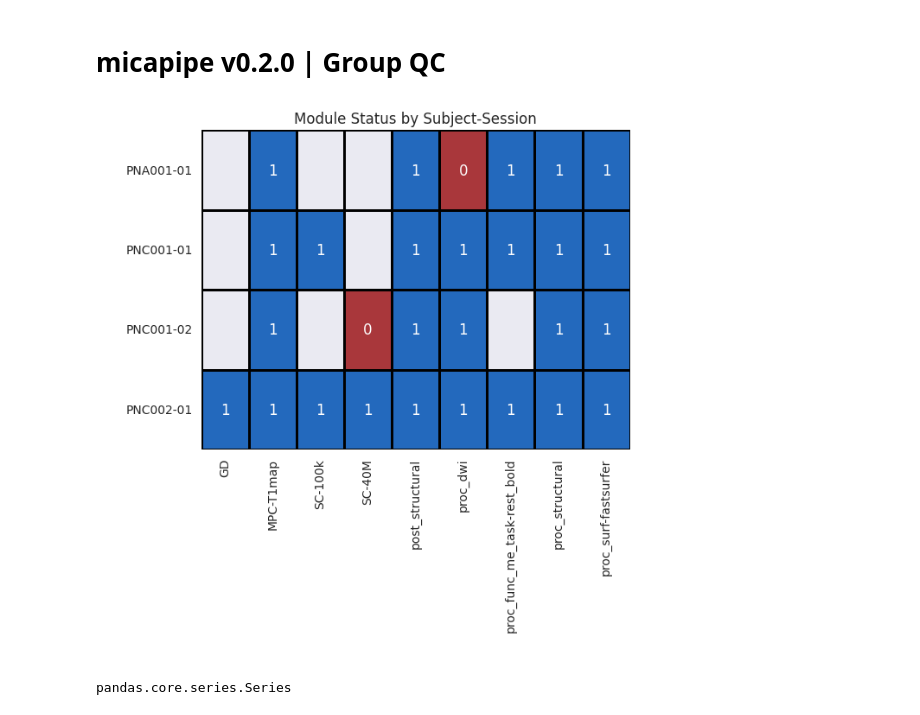
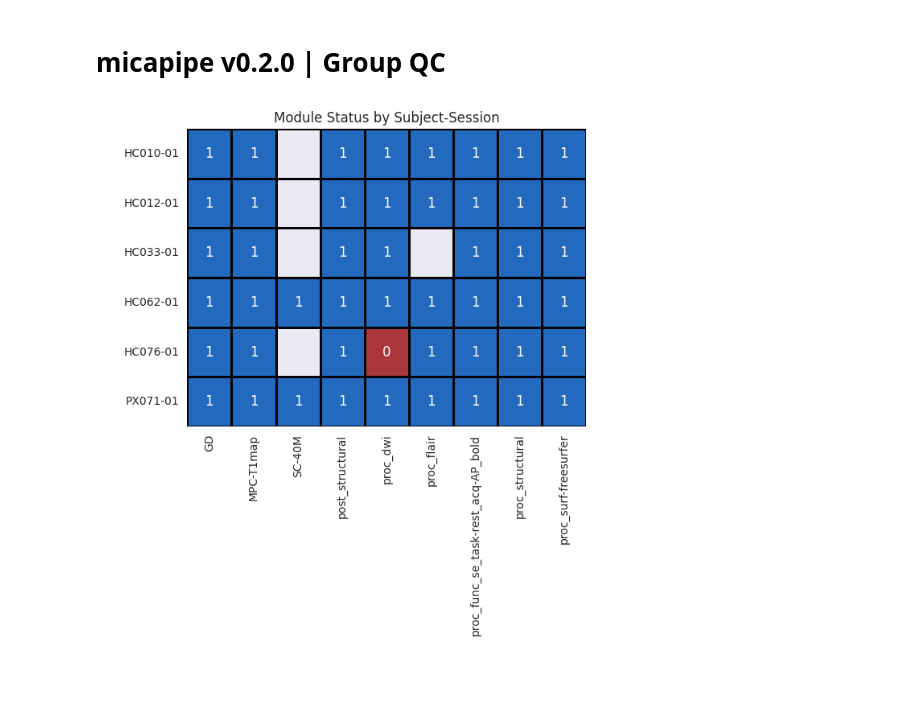
Before and after one commit to rcruces/preproc_reports, a Jupyter notebook: notebooks/micapipe_v0.2.0_QC-group.ipynb, the cells around one changed output. Cells and saved outputs as stored; diff of their text form; code cells hidden in the pictures.

Commit message:
UPDATE group QC for micapipe v0.2.0

```diff
--- a/notebooks/micapipe_v0.2.0_QC-group.ipynb
+++ b/notebooks/micapipe_v0.2.0_QC-group.ipynb
@@ -11,8 +44,10 @@ import json
 # %%
 # Arguments
 sub = 'HC062'
-out = '/data_/mica3/BIDS_PNI/derivatives_dev/micapipe_v0.2.0'
-bids = '/data_/mica3/BIDS_PNI/rawdata'
+# out = '/data_/mica3/BIDS_PNI/derivatives/micapipe_v0.2.0'
+# bids = '/data_/mica3/BIDS_PNI/rawdata'
+out = '/data_/mica3/BIDS_MICs/derivatives/micapipe_v0.2.0'
+bids = '/data_/mica3/BIDS_MICs/rawdata'
 ses = '01'
 tmpDir = '/tmp/'
 version = 'v0.2.0'
@@ -42,7 +77,7 @@ else:
 jsons = sorted(jsons, key=lambda x: os.path.getctime(x))
 
 # Define the keys to extract from each JSON file
-keys_to_extract = ['Subject', 'Session', 'Module', 'Status', 'Progress', 'User', 'Workstation', 'Date', 'Processing', 'micapipeVersion']
+keys_to_extract = ['Subject', 'Session', 'Module', 'Status', 'Progress', 'User', 'Workstation', 'Date', 'Processing.time', 'Processing', 'micapipeVersion']
 
 # Initialize an empty list to hold the individual dataframes
 dataframes = []
@@ -67,6 +102,9 @@ for file_name in jsons:
 
 # Concatenate all the individual dataframes into a single dataframe
 result = pd.concat(dataframes, ignore_index=True)
+
+# Rename Version column
+result.rename(columns={'micapipeVersion': 'Version'})
 
 # Save the resulting dataframe as a CSV file
 result.to_csv(out+'/micapipe_processed_sub.csv', index=False)
@@ -103,40 +141,37 @@ df = pd.DataFrame(data).T
 
 # Sort the columns by module and status
 df = df.reindex(sorted(df.columns), axis=1)
 
 # Sort the rows by subject and session
 df = df.sort_index()
 
 import seaborn as sns
 import matplotlib.pyplot as plt
 
 # background
 sns.set_style('dark')
 sns.heatmap(df, cmap='vlag_r', annot=True, cbar=False, fmt='.0f', linewidths=1, linecolor='black', annot_kws={'fontsize':12, 'color':'white'})
 
 # Set the x and y axis labels to white
 plt.xlabel('Module-Status', fontsize=14, color='white')
 plt.ylabel('Subject-Session', fontsize=14, color='white')
 
 # Set the plot title and axis labels
 plt.title('Module Status by Subject-Session')
 plt.xlabel('Module-Status')
 plt.ylabel('Subject-Session')
 
 # Rotate the x-axis labels for better visibility
 plt.xticks(rotation=90)
 plt.yticks(rotation=0)
 
 # Display the plot
 plt.show()
 # %% [output]
-[figure, old version]
+[figure, new version]
 # %%
 # Get progress percentage
 module_progress = np.sum(df, axis=0)/len(df)
-type(module_progress)
-# %% [output]
-pandas.core.series.Series
 # %%
 import matplotlib.pyplot as plt
 import numpy as np
```
Also changed, not shown: parts of 17 cells of this notebook.
